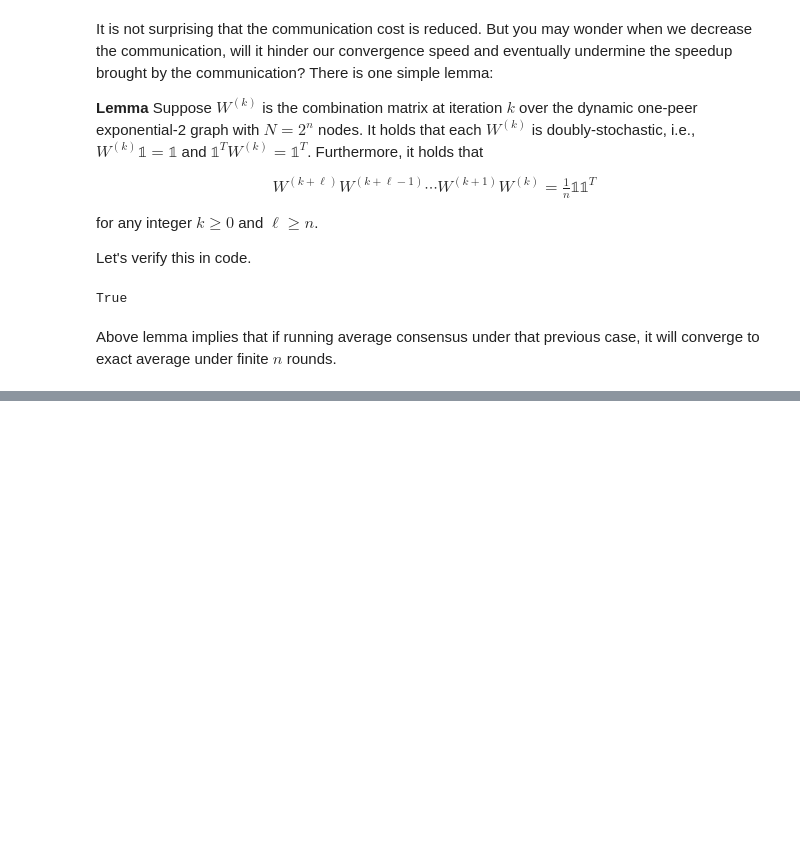
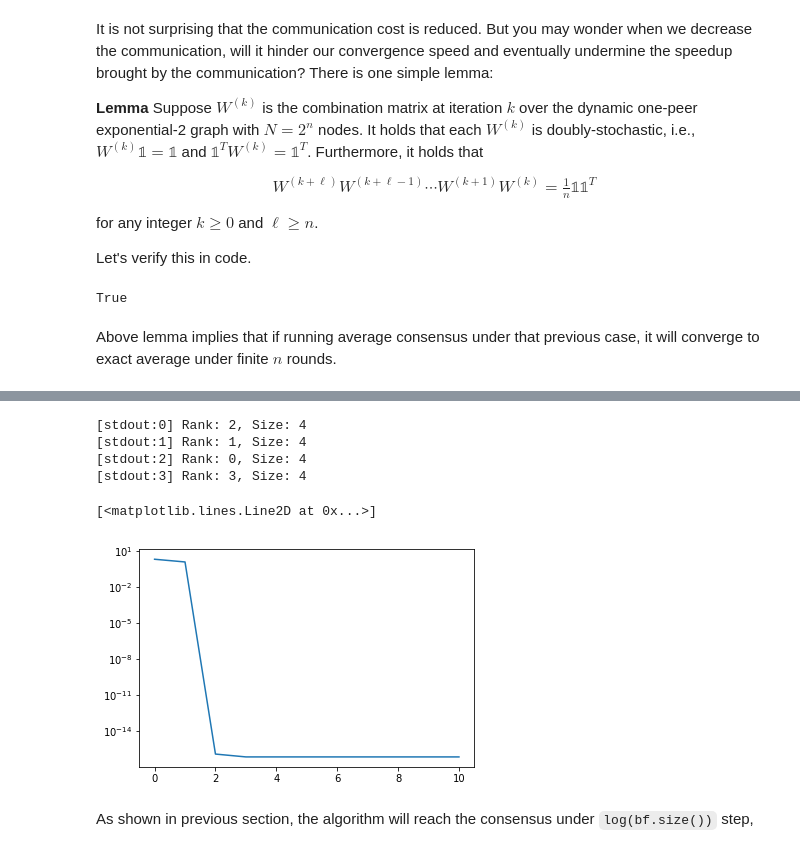
Before and after one commit to Bluefog-Lib/bluefog-tutorial, a Jupyter notebook: Section 5/Dynamic Graphs.ipynb, the cells around one changed output, grey strips where cells are left out. Drawn from its saved outputs; the diff is of its cells as text; code cells hidden in the pictures; blank space fills up the shorter version.

```diff
--- a/Section 5/Dynamic Graphs.ipynb
+++ b/Section 5/Dynamic Graphs.ipynb
@@ -107,0 +166,17 @@ Above lemma implies that if running average consensus under that previous case,
+# %%
+import ipyparallel as ipp
+
+rc = ipp.Client(profile="bluefog")
+# %%
+%%px
+import torch
+import bluefog.torch as bf
+from bluefog.common import topology_util
+bf.init()
+
+print(f"Rank: {bf.rank()}, Size: {bf.size()}")
+# %% [output]
+[stdout:0] Rank: 2, Size: 4
+[stdout:1] Rank: 1, Size: 4
+[stdout:2] Rank: 0, Size: 4
+[stdout:3] Rank: 3, Size: 4
@@ -107,0 +209,9 @@ Above lemma implies that if running average consensus under that previous case,
+# %%
+mse = rc[0].pull("mse", block=True)
+# %%
+plt.semilogy(mse)
+# %% [output]
+[<matplotlib.lines.Line2D at 0x...>]
+[figure, added]
+# %% [markdown]
+As shown in previous section, the algorithm will reach the consensus under `log(bf.size())` step,
```
Also changed, not shown: parts of 9 cells of this notebook.
